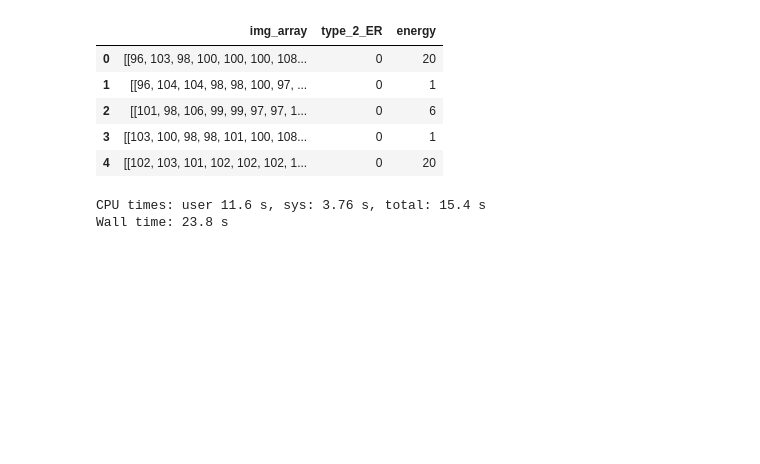
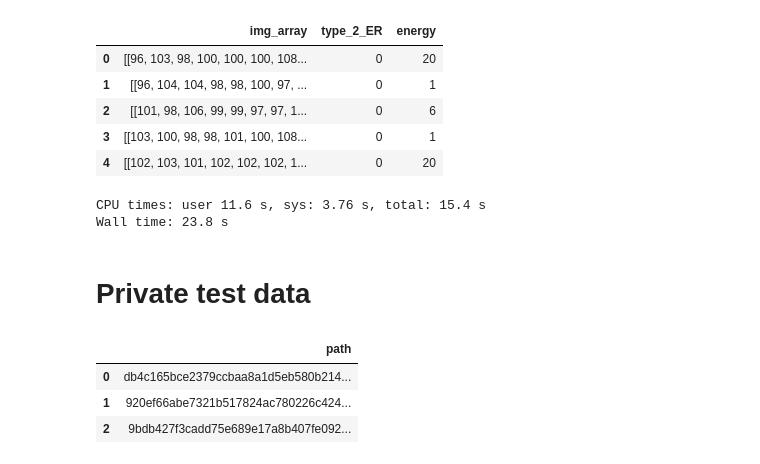
Before and after one commit to JoeFu1994/IDAO_2021, a Jupyter notebook: Data conversion to pickle.ipynb, the cells around one changed output. Saved outputs shown, nothing was run; the diff lists cells and outputs as text; code cells hidden in the pictures; blank space fills up the shorter version.

```diff
--- a/Data conversion to pickle.ipynb
+++ b/Data conversion to pickle.ipynb
@@ -165,3 +166,20 @@ nr_data.to_pickle('nr_data(1-'+str(n)+').pkl')
 # %% [output]
 CPU times: user 11.6 s, sys: 3.76 s, total: 15.4 s
 Wall time: 23.8 s
+# %% [markdown]
+# Private test data
+# %%
+# get train file names and convert to dataframe
+# you may need to change your working directory first:
+# os.chdir('/your_path')
+
+private_test_file_names = os.listdir('idao_dataset/private_test/')
+
+PT_data = pd.DataFrame(x for x in private_test_file_names).rename(columns={0: "path"})
+
+PT_data.head(3)
+# %% [output]
+|  | path |
+| 0 | db4c165bce2379ccbaa8a1d5eb580b214... |
+| 1 | 920ef66abe7321b517824ac780226c424... |
+| 2 | 9bdb427f3cadd75e689e17a8b407fe092... |
```
Also changed, not shown: parts of 26 cells of this notebook, 3 other files.
